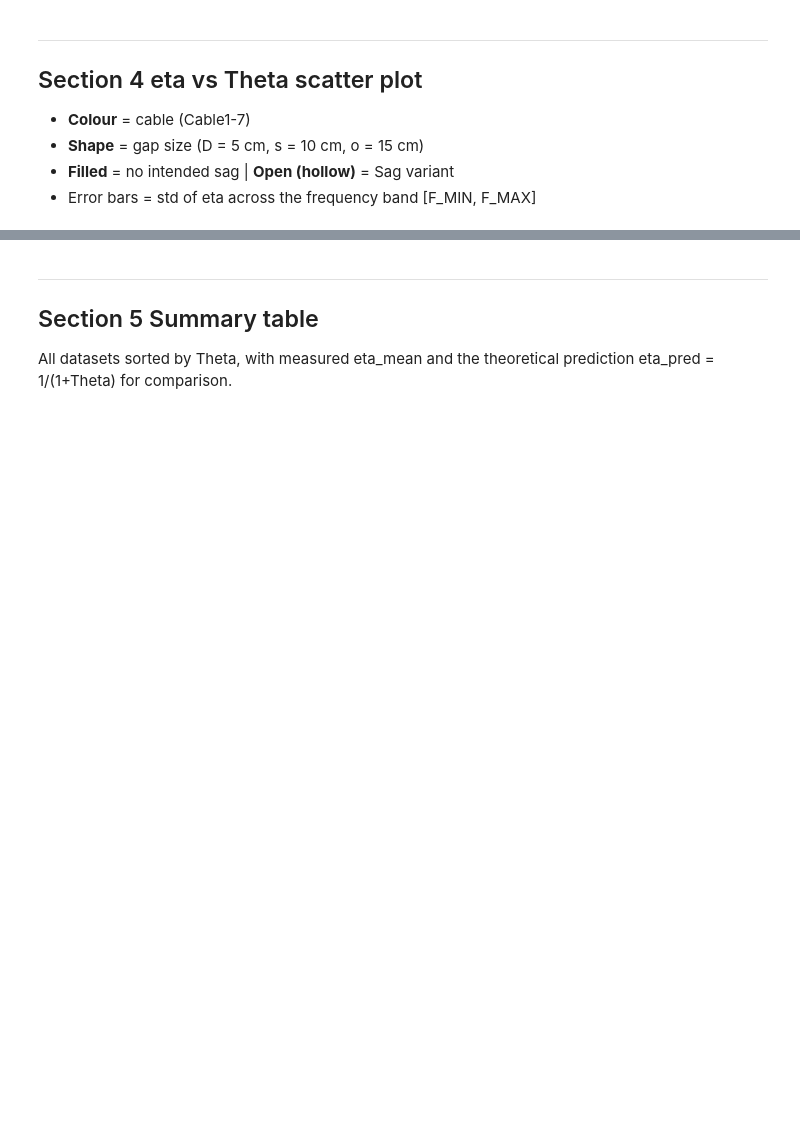
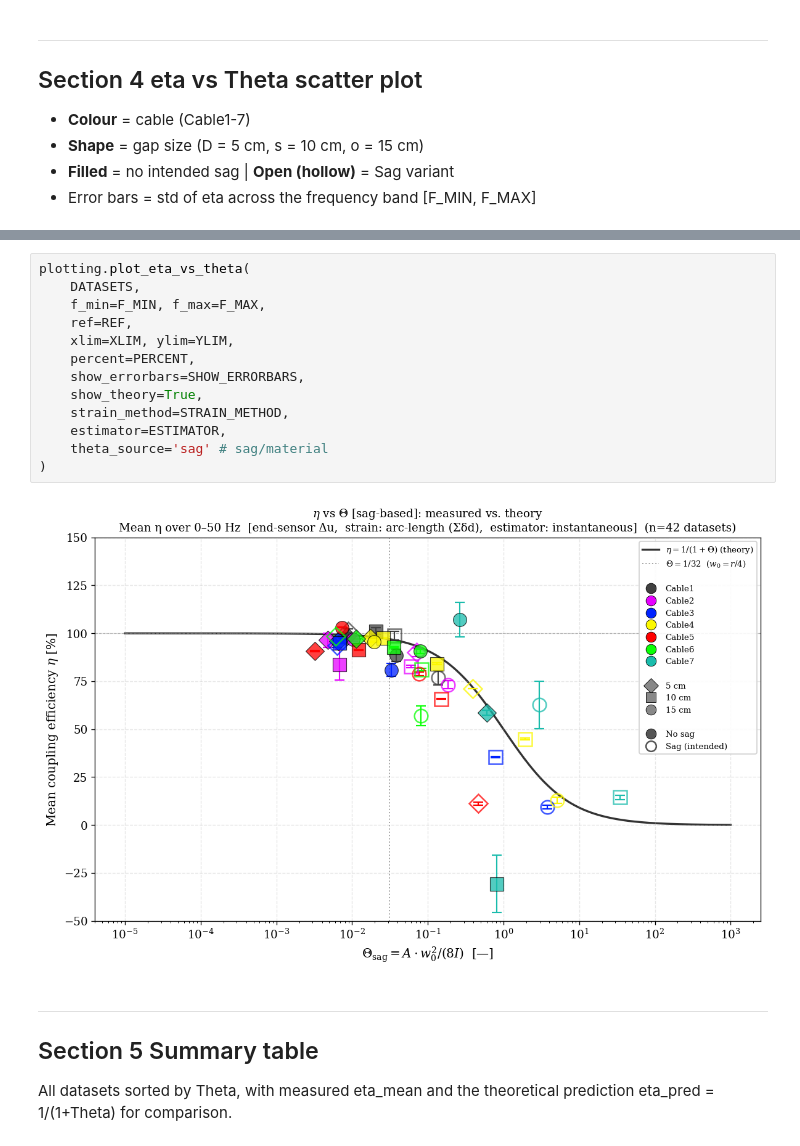
Before and after one commit to olav-cor/ldv-cable-coupling, a Jupyter notebook: LDV_EtaTheta_Analysis.ipynb, the cells around one changed output, grey strips where cells are left out. Cells and saved outputs as stored; diff of their text form; blank space fills up the shorter version.

```diff
--- a/LDV_EtaTheta_Analysis.ipynb
+++ b/LDV_EtaTheta_Analysis.ipynb
@@ -210,3 +260,18 @@ plotting.plot_eta_vs_theta(
+# %%
+plotting.plot_eta_vs_theta(
+    DATASETS,
+    f_min=F_MIN, f_max=F_MAX,
+    ref=REF,
+    xlim=XLIM, ylim=YLIM,
+    percent=PERCENT,
+    show_errorbars=SHOW_ERRORBARS,
+    show_theory=True,
+    strain_method=STRAIN_METHOD,
+    estimator=ESTIMATOR,
+    theta_source='sag' # sag/material
+)
+# %% [output]
+[figure, added]
 # %% [markdown]
 ---
 ## Section 5  Summary table
```
Also changed, not shown: parts of 12 cells of this notebook, 14 other files.
